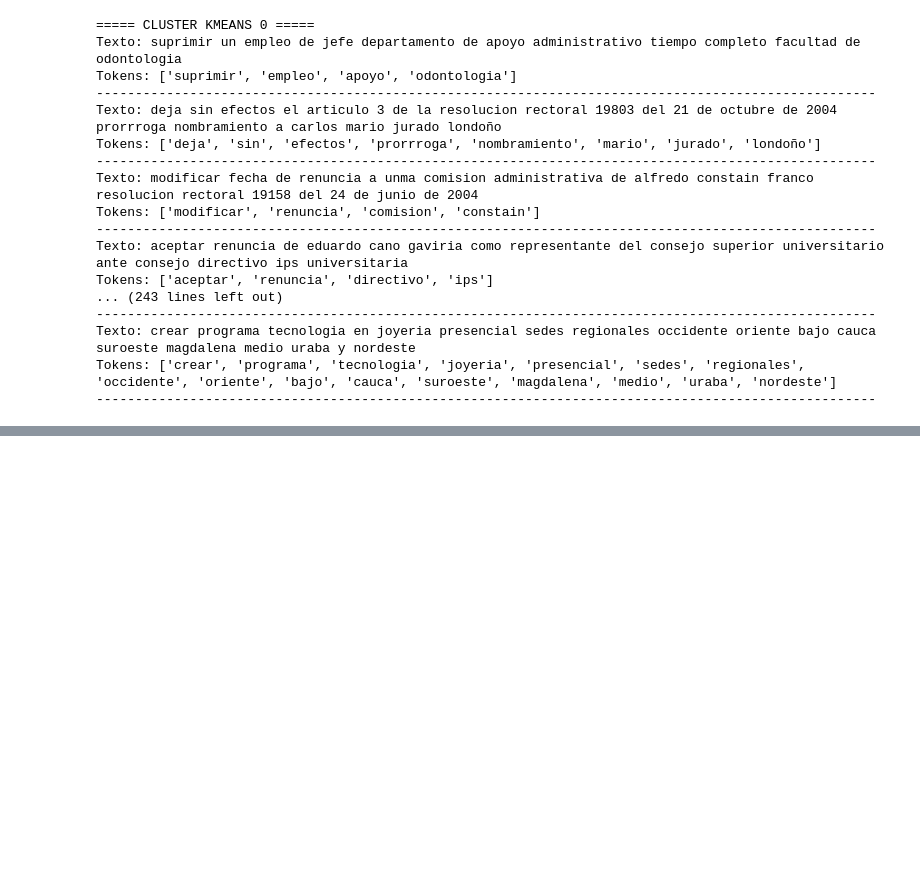
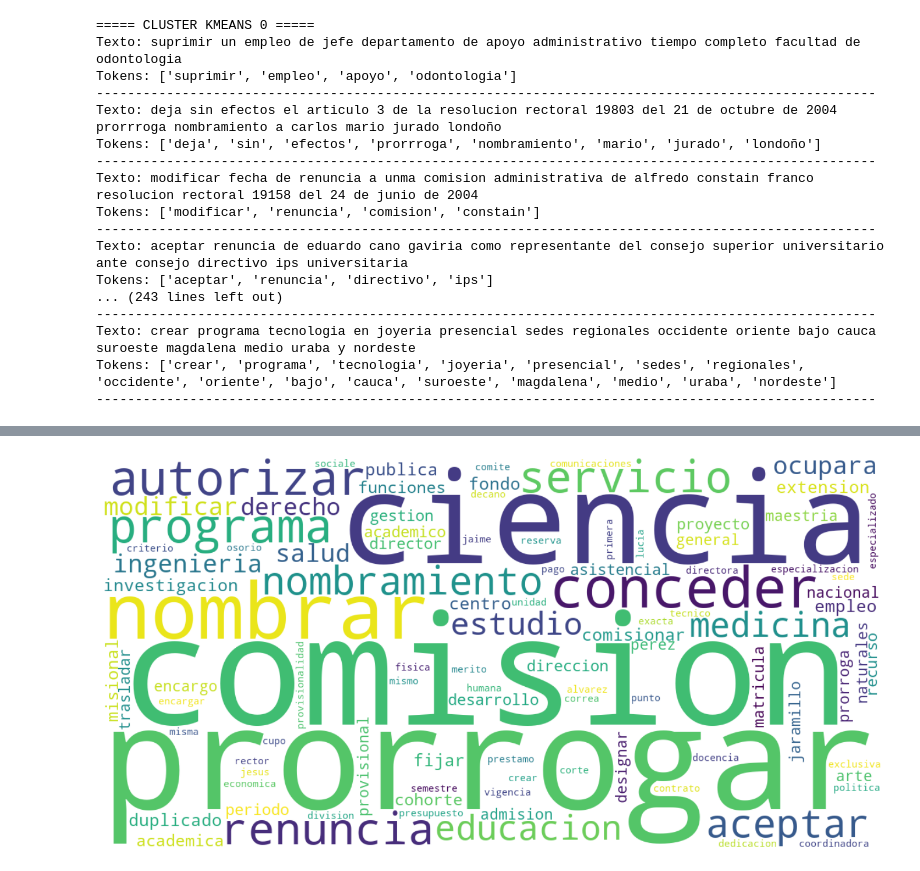
Before and after one commit to jhoanmoreno-94/Modelo_computacional, a Jupyter notebook: clasificacion3.ipynb, the cells around one changed output, grey strips where cells are left out. Cells and saved outputs as stored; diff of their text form; code cells hidden in the pictures; blank space fills up the shorter version.

```diff
--- a/clasificacion3.ipynb
+++ b/clasificacion3.ipynb
@@ -233,0 +284,23 @@ plt.show()
+# %%
+# Unir todos los tokens del DataFrame en un solo texto
+texto_general = " ".join(
+    " ".join(tokens) for tokens in df_clusters["resuelve_tokens"] if isinstance(tokens, list)
+)
+
+# Generar nube de palabras
+nube = WordCloud(
+    width=1200,
+    height=600,
+    background_color="white",
+    collocations=False,
+    max_words=100
+).generate(texto_general)
+
+# Graficar
+plt.figure(figsize=(14, 7))
+plt.imshow(nube, interpolation="bilinear")
+plt.axis("off")
+plt.tight_layout()
+plt.show()
+# %% [output]
+[figure, added]
```
Also changed, not shown: parts of 3 cells of this notebook.
